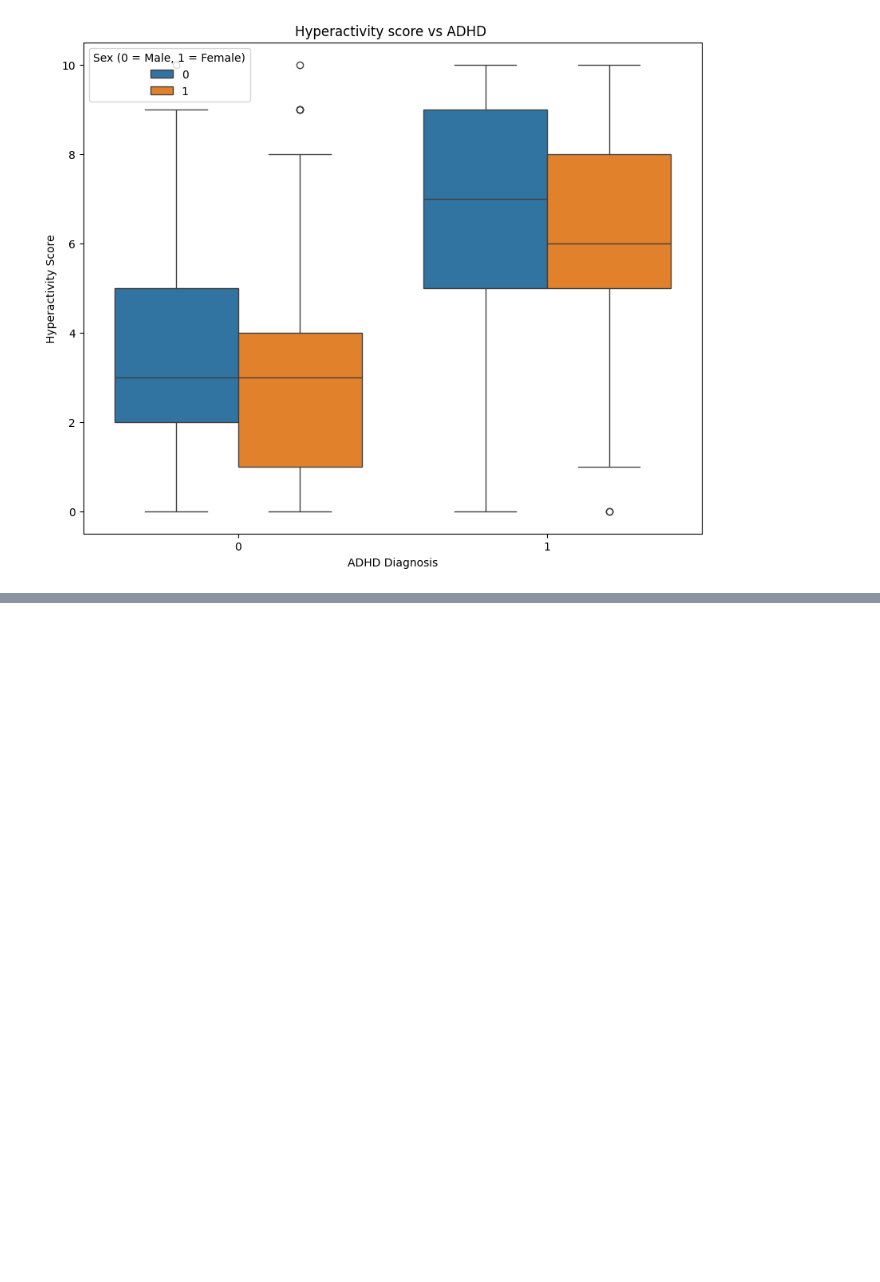
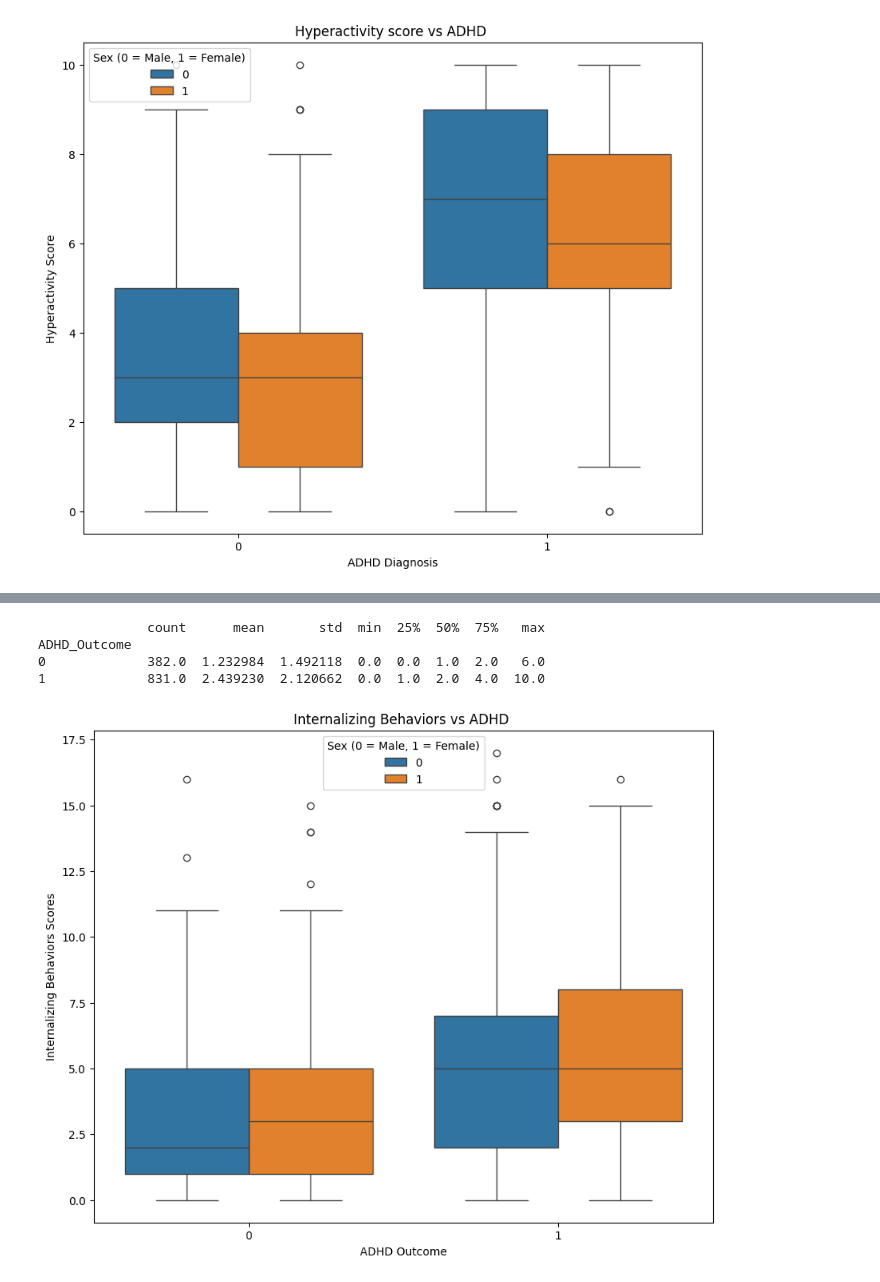
Before and after one commit to Folasewa/Health-Tech-DS-Projects, a Jupyter notebook: ADHD-Kaggle/adhd.ipynb, the cells around one changed output, grey strips where cells are left out. Saved outputs shown, nothing was run; the diff lists cells and outputs as text; code cells hidden in the pictures; blank space fills up the shorter version.

```diff
--- a/ADHD-Kaggle/adhd.ipynb
+++ b/ADHD-Kaggle/adhd.ipynb
@@ -242,0 +285,17 @@ plt.figure
+# %%
+print(train_data.groupby("ADHD_Outcome")["SDQ_SDQ_Conduct_Problems"].describe())#is the mean significantly different?
+# %% [output]
+              count      mean       std  min  25%  50%  75%   max
+ADHD_Outcome
+0             382.0  1.232984  1.492118  0.0  0.0  1.0  2.0   6.0
+1             831.0  2.439230  2.120662  0.0  1.0  2.0  4.0  10.0
+# %%
+plt.figure(figsize = (10,8))
+sns.boxplot(data=train_data, x = 'ADHD_Outcome', y='SDQ_SDQ_Internalizing', hue = 'Sex_F')
+plt.title("Internalizing Behaviors vs ADHD ")
+plt.xlabel("ADHD Outcome")
+plt.ylabel("Internalizing Behaviors Scores")
+plt.legend(title = "Sex (0 = Male, 1 = Female)")
+plt.show()
+# %% [output]
+[figure, added]
```
Also changed, not shown: parts of 14 cells of this notebook, 1 other file.
